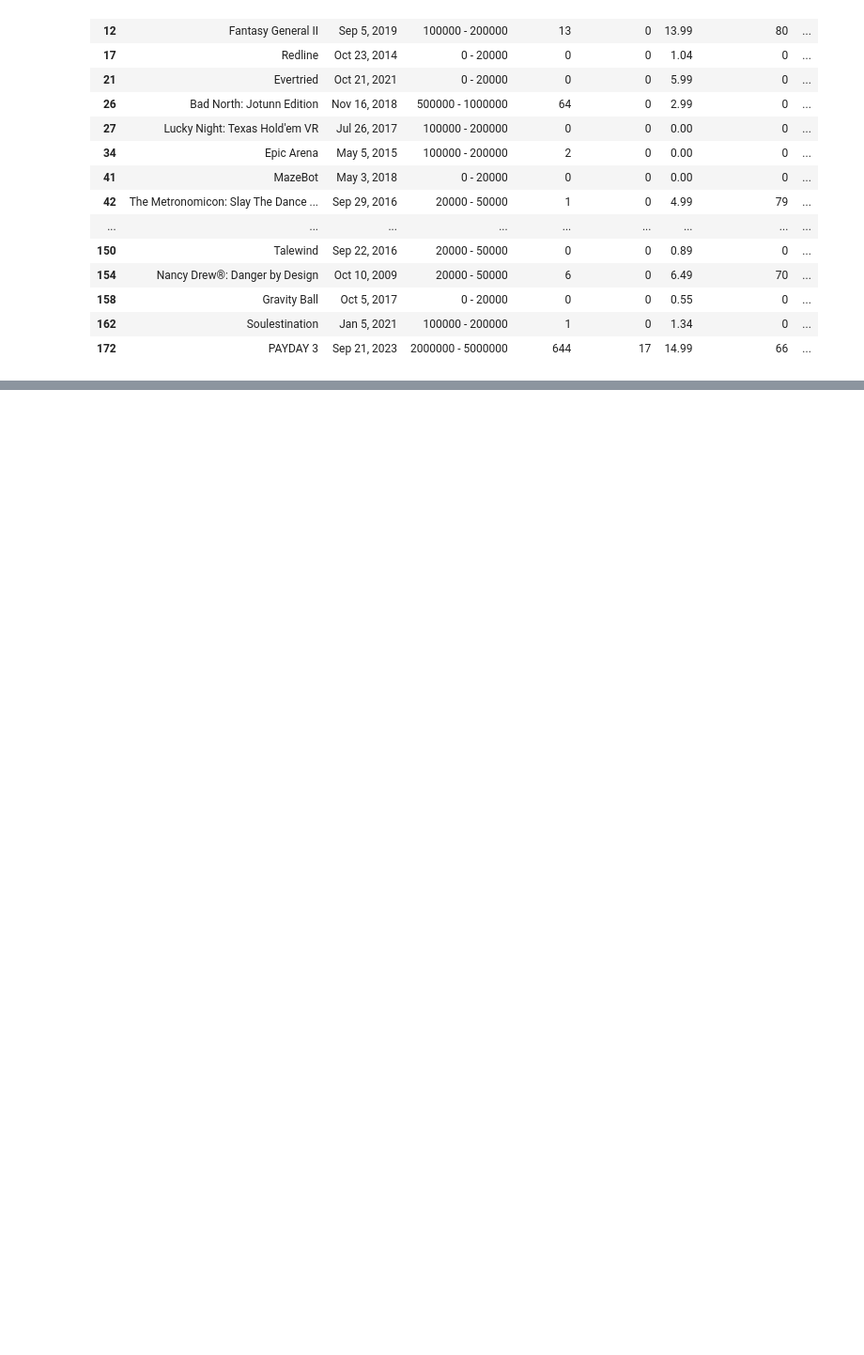
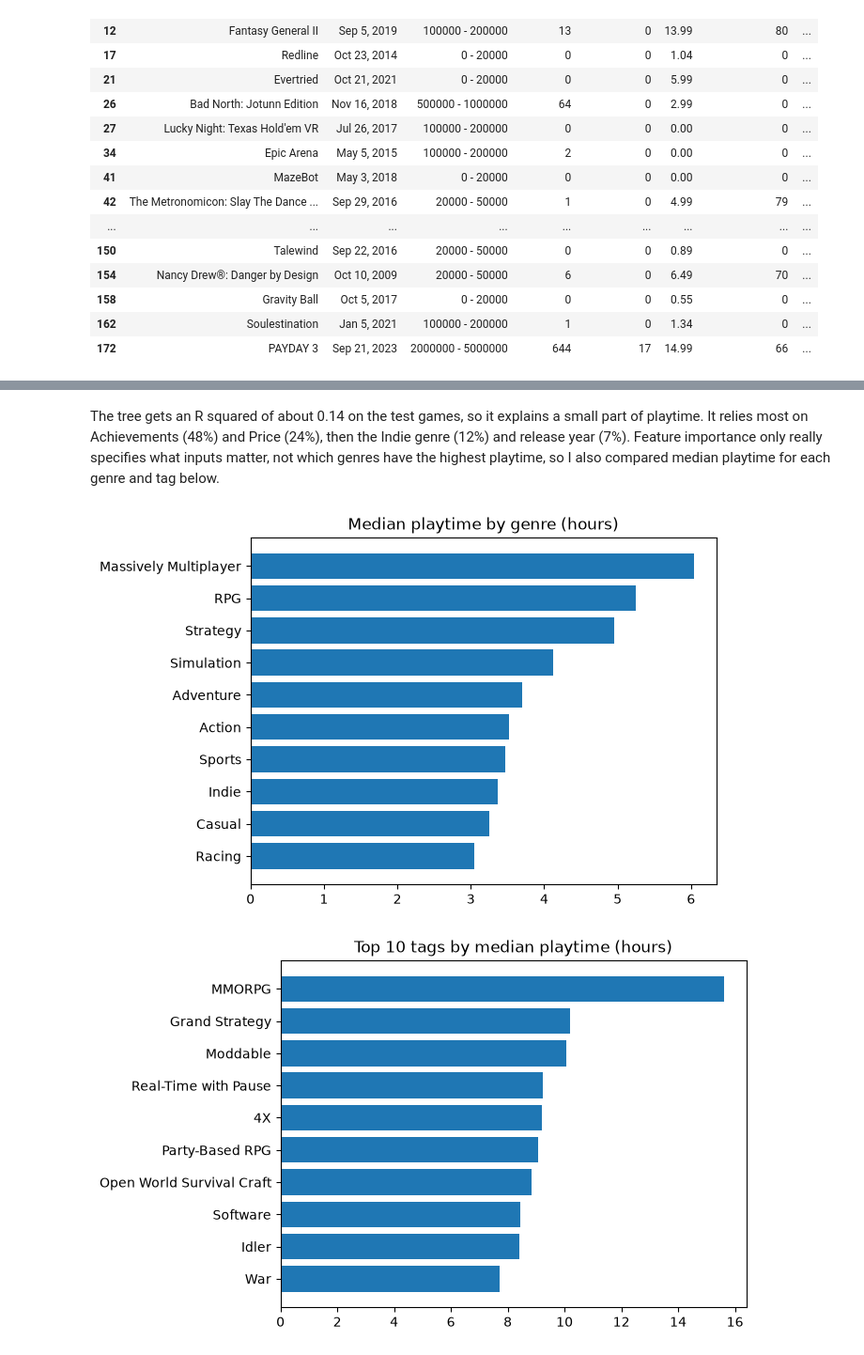
Before and after one commit to dariasroblero-ship-it/CSCI4047-Project, a Jupyter notebook: main.ipynb, the cells around one changed output, grey strips where cells are left out. Shown at 94% size. Saved outputs shown, nothing was run; the diff lists cells and outputs as text; code cells hidden in the pictures; blank space fills up the shorter version.

```diff
--- a/main.ipynb
+++ b/main.ipynb
@@ -130,0 +247,24 @@ dtype: int64
+# %% [markdown]
+The tree gets an R squared of about 0.14 on the test games, so it explains a small part of playtime. It relies most on Achievements (48%) and Price (24%), then the Indie genre (12%) and release year (7%). Feature importance only really specifies what inputs matter, not which genres have the highest playtime, so I also compared median playtime for each genre and tag below.
+# %%
+hours = data[target] / 60
+
+# one row per (game, genre) and per (game, tag)
+g = pd.DataFrame({"genre": data["Genres"].str.split(","), "hours": hours}).explode("genre")
+genre_med = g[g["genre"].isin(CORE_GENRES)].groupby("genre")["hours"].median().sort_values()
+
+t = pd.DataFrame({"tag": data["Tags"].str.split(","), "hours": hours}).explode("tag")
+t["tag"] = t["tag"].str.strip()
+tag_stats = t.groupby("tag")["hours"].agg(["median", "count"])
+tag_med = tag_stats[tag_stats["count"] >= 200]["median"].sort_values()    # only tags with 200+ games
+
+plt.barh(genre_med.index, genre_med.values)
+plt.title("Median playtime by genre (hours)")
+plt.show()
+
+plt.barh(tag_med.tail(10).index, tag_med.tail(10).values)
+plt.title("Top 10 tags by median playtime (hours)")
+plt.show()
+# %% [output]
+[figure, added]
+[figure, added]
```
Also changed, not shown: parts of 31 cells of this notebook, 5 other files.
